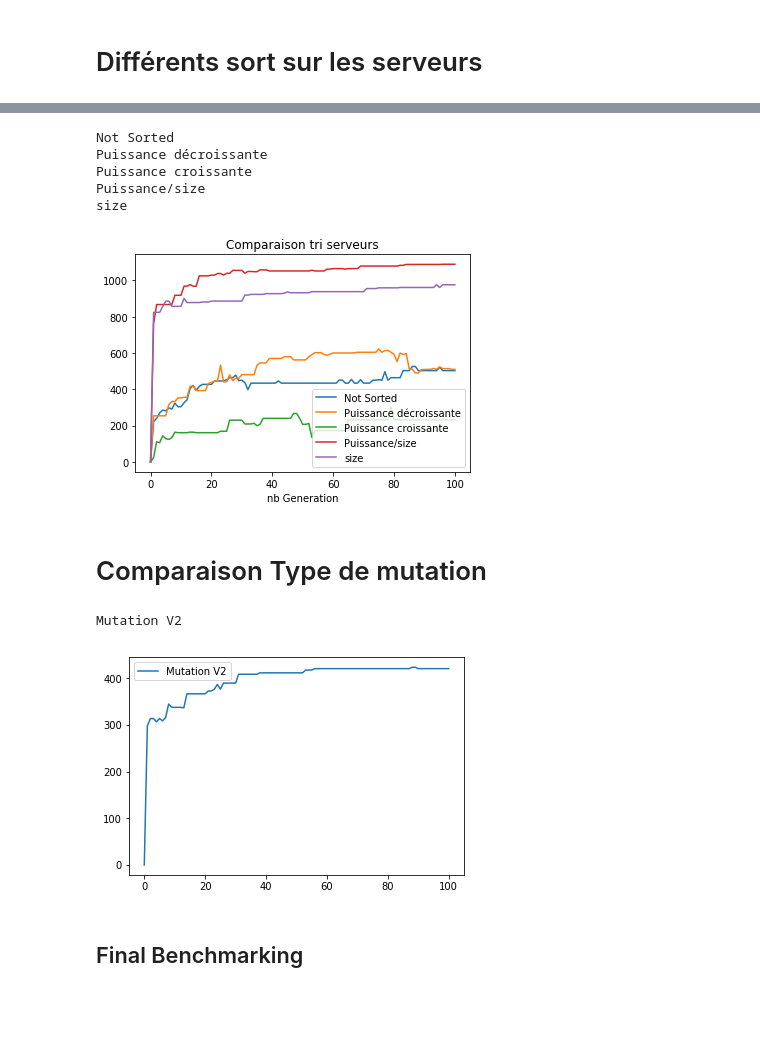
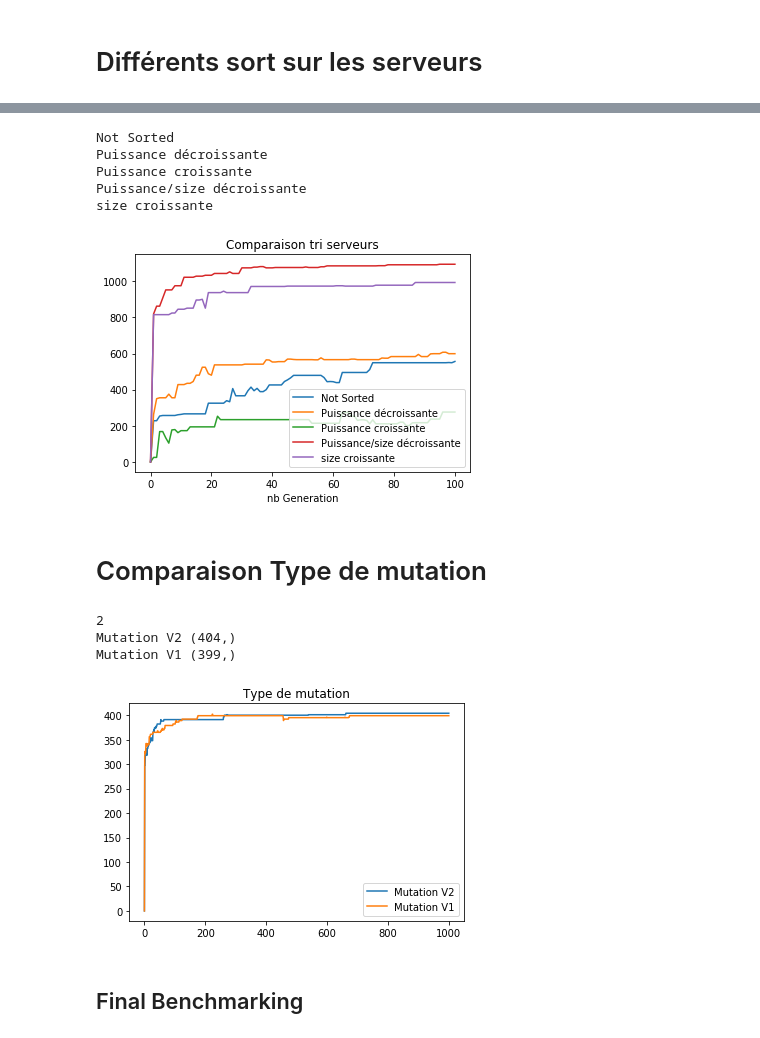
Before and after one commit to chivunito/Projet_Mineure, a Jupyter notebook: geneticAlgorithm/ModelisationProblem.ipynb, the cells around one changed output, grey strips where cells are left out. Drawn from its saved outputs; the diff is of its cells as text; code cells hidden in the pictures; blank space fills up the shorter version.

```diff
--- a/geneticAlgorithm/ModelisationProblem.ipynb
+++ b/geneticAlgorithm/ModelisationProblem.ipynb
@@ -67,7 +67,7 @@ knapsacks = problem.flat()
 servers = problem.servers
 
 # Not Sorted
-resultDico['Not Sorted']=scoreModel(servers,knapsacks,cxpb=cxpb,mutpb=mutpb,popSize=popSize,nGen=nGen,verbose=True)
+resultDico['Not Sorted']=scoreModel(servers,knapsacks,cxpb=cxpb,mutpb=mutpb,popSize=popSize,nGen=nGen)
 
 # par puissance
 servers=sorted(servers,key=lambda x:-x[1])
@@ -77,8 +77,8 @@ resultDico['Puissance croissante']=scoreModel(servers,knapsacks,cxpb=cxpb,mutpb=
 
 # par ratio
 servers=sorted(problem.servers,key=lambda x:-x[1]/x[0])
-resultDico['Puissance/size']=scoreModel(servers,knapsacks,cxpb=cxpb,mutpb=mutpb,popSize=popSize,nGen=nGen)
+resultDico['Puissance/size décroissante']=scoreModel(servers,knapsacks,cxpb=cxpb,mutpb=mutpb,popSize=popSize,nGen=nGen)
 
 # par taille
 servers=sorted(problem.servers,key=lambda x:x[0])
-resultDico['size']=scoreModel(servers,knapsacks,cxpb=cxpb,mutpb=mutpb,popSize=popSize,nGen=nGen)
+resultDico['size croissante']=scoreModel(servers,knapsacks,cxpb=cxpb,mutpb=mutpb,popSize=popSize,nGen=nGen)
@@ -103,5 +85,5 @@ gen     nevals  avg     min     max
 # %%
-for result,(gen,maxList) in resultDico.items():
+for result,(gen,maxList,_,_) in resultDico.items():
     print(result)
     plt.plot(gen,maxList,label=result)
 plt.legend()
@@ -113,16 +95,16 @@ plt.show()
 Not Sorted
 Puissance décroissante
 Puissance croissante
-Puissance/size
-size
+Puissance/size décroissante
+size croissante
-[figure, old version]
+[figure, new version]
 # %% [markdown]
 # Comparaison Type de mutation
 # %%
 mutpb=0.45
 cxpb=0.6
-popSize=100
-nGen=100
+popSize=20
+nGen=200
 
 # Mutation normale
 resultDico={}
@@ -132,15 +114,28 @@ servers = problem.servers
 servers=sorted(problem.servers,key=lambda x:-x[1]/x[0])
 
 resultDico['Mutation V2']=scoreModel(servers,knapsacks,cxpb=cxpb,mutpb=mutpb,popSize=popSize,nGen=nGen)
+# %%
+from geneticAlgorithm.Genetic import *
+nGen=1000
+problem = Multiple_knapsack("Sources_Files/test10x10.in")
+knapsacks = problem.flat()
+servers = problem.servers
+servers=sorted(problem.servers,key=lambda x:-x[1]/x[0])
+
+resultDico['Mutation V1']=scoreModel(servers,knapsacks,cxpb=cxpb,mutpb=mutpb,popSize=popSize,nGen=nGen)
 # %%
-for result,(gen,maxList) in resultDico.items():
-    print(result)
+print(len(resultDico))
+for result,(gen,maxList,t1,t2) in resultDico.items():
+    print(result,t2)
     plt.plot(gen,maxList,label=result)
 plt.legend()
+plt.title("Type de mutation")
 plt.savefig('test.png',dpi=800)
 plt.show()
 # %% [output]
-Mutation V2
+2
+Mutation V2 (404,)
+Mutation V1 (399,)
-[figure, old version]
+[figure, new version]
 # %% [markdown]
 ## Final Benchmarking
```
Also changed, not shown: parts of 4 cells of this notebook, 4 other files.
